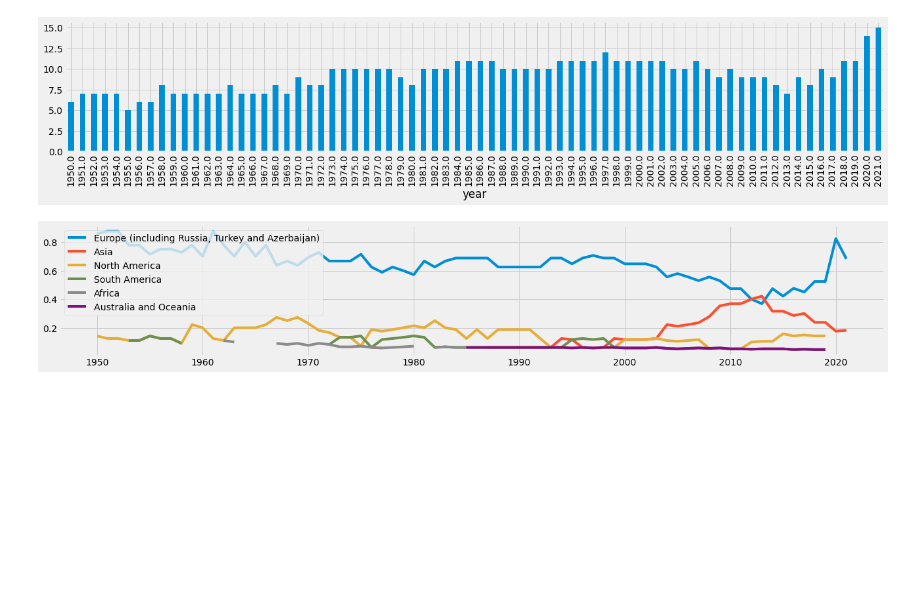
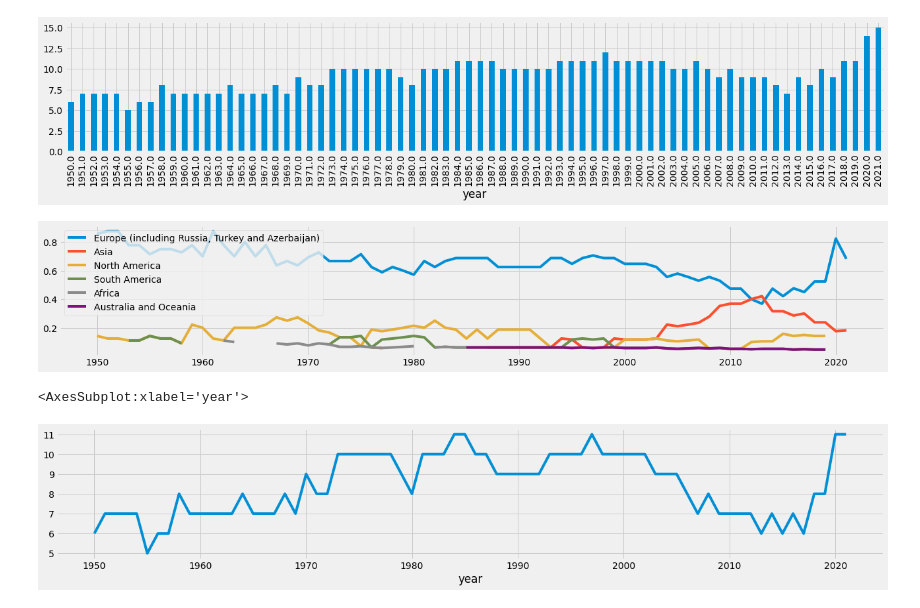
Before and after one commit to michalkasparek/f1-stats, a Jupyter notebook: Diversity.ipynb, the cells around one changed output. Saved outputs shown, nothing was run; the diff lists cells and outputs as text; code cells hidden in the pictures; blank space fills up the shorter version.

```diff
--- a/Diversity.ipynb
+++ b/Diversity.ipynb
@@ -16,6 +16,7 @@ import numpy as np
 
 unknownResult = ["nan0n", "NaN", "NA", "inf"]
 crashes = ["Accident", "Collision", "Fatal accident", "Collision damage", "Spun off"]
+dnqs = ["Did not qualify", "Did not prequalify", "107% Rule"]
 
 Europe = ["Austria", "Austrian", "Azerbaijan", "Belgian", "Belgium", "British", "Czech", "Danish", "Dutch", "East German", "Finnish", "France", "French", "German", "Germany", "Hungarian", "Hungary", "Irish", "Italian", "Italy", "Liechtensteiner", "Monaco", "Monegasque", "Netherlands", "Polish", "Portugal", "Portuguese", "Russia", "Russian", "Spanish", "Spain", "Sweden", "Swedish", "Swiss", "Switzerland", "Turkey", "UK"]
 NAmerica = ["American", "Canada", "Canadian", "Mexican", "Mexico", "USA"]
@@ -24,10 +25,11 @@ Asia = ["Bahrain", "Chinese", "China", "Hong Kong", "India", "Indian", "Indonesi
 Africa = ["Morocco", "Rhodesian", "South Africa", "South African"]
 Oceania = ["Australia", "Australian", "New Zealander"]
 multiple = ["American-Italian", "Argentine-Italian"]
+westernEurope = ["Austria", "Belgium", "Germany", "France", "Italy", "Monaco", "Netherlands", "Portugal", "Spain", "Sweden", "Switzerland", "UK"]
 
 streetCircuits = ["Melbourne", "Monte-Carlo", "Montreal", "Valencia", "Marina Bay", "Sochi", "Baku", "Jeddah", "Adelaide", "Phoenix", "Detroit", "Dallas", "Nevada", "California", "Oporto", "Lisbon"]
 
-# Now let's load the stats (source: https://www.kaggle.com/datasets/rohanrao/formula-1-world-championship-1950-2020)
+# Now we're gonna load the stats… (source: http://ergast.com/mrd/db/#csv)
 
 drivers = pd.read_csv(os.path.join("data", "drivers.csv"))
 results = pd.read_csv(os.path.join("data", "results.csv"))
@@ -36,7 +38,7 @@ circuits = pd.read_csv(os.path.join("data", "circuits.csv"))
 status = pd.read_csv(os.path.join("data", "status.csv"))
 constructors = pd.read_csv(os.path.join("data", "constructors.csv"))
 
-# Merge all the tables into a single dataframe
+# …merge all the tables into a single dataframe…
 
 results = results.merge(drivers, on="driverId", how="right")
 races = races.merge(circuits, on="circuitId", how="right")
@@ -44,17 +46,16 @@ results = results.merge(races, on="raceId", how="right")
 results = results.merge(status, on="statusId", how="right")
 results = results.merge(constructors, on="constructorId", how="right")
 
-# Make the columns more useful
+# …make the columns more useful…
 
 results["fullname"] = results["forename"] + " " + results["surname"]
-results["date"] = results["date"].str.slice(0,6) + results["year"].astype(str).str.slice(0,4)
-results["date"] = pd.to_datetime(results["date"], format="%d/%m/%Y")
+results["date"] = pd.to_datetime(results["date"], format="%Y-%m-%d")
 results["year"] = results["year"].apply(pd.to_numeric, errors = "coerce").astype(np.int64, errors="ignore")
 results["round"] = results["round"].apply(pd.to_numeric, errors = "coerce").astype(np.int64, errors="ignore")
 results["position"] = results["position"].apply(pd.to_numeric, errors = "coerce").astype(np.int64, errors="ignore")
 results["fastestLapSpeed"] = results["fastestLapSpeed"].apply(pd.to_numeric, errors = "coerce").astype(np.int64, errors="ignore")
 
-# Make some new columns
+# …and create some new columns.
 
 results["year_round"] = results["year"].astype(str).str.slice(0,4) + results["round"].astype(str).str.slice(0,-2).str.zfill(2)
 results = results[~results.year_round.isin(unknownResult)]
@@ -73,7 +74,7 @@ results.loc[results.location.isin(streetCircuits),"street"]=True
 entries = pd.Series(results.groupby(["driverId"]).size(), name="entries")
 results = results.merge(entries, on = ["driverId"], how = "right")
 
-# Split the main dataframe for wins, podiums and top 6 finishes only
+# Now split the main dataframe for wins, podiums and top 6 finishes only
 
 wins = results[results["position"] == 1]
 podiums = results[results["position"] < 4]
@@ -81,7 +82,7 @@ top6 = results[results["position"] < 7]
 
 # Finally let's give the plots some swag
 
-plt.style.use('_mpl-gallery')
+plt.style.use("_mpl-gallery")
 plt.rcParams["figure.figsize"] = (20,3)
 # %% [output]
 A value is trying to be set on a copy of a slice from a DataFrame.
@@ -94,7 +105,7 @@ pd.set_option('display.max_rows', results.shape[0]+1)
 
 pd.set_option('display.max_columns', results.shape[0]+1)
 # %%
-results = results[results["year"] < 2022]
+results = results[results.year < 2022]
 # %% [markdown]
 ## Individual drivers achieving a win, podium or top 6 finish in a given season
 # %%
@@ -262,3 +363,12 @@ plt.legend()
 plt.show()
 # %% [output]
 [figure]
+# %%
+westernEurope = ["Austria", "Belgium", "Germany", "France", "Italy", "Monaco", "Netherlands", "Portugal", "Spain", "Sweden", "Switzerland", "UK"]
+results["westernEurope"] = False
+results.loc[results.country.isin(westernEurope),"westernEurope"] = True
+# %%
+results[results["westernEurope"] == True].groupby("year")["year_round"].nunique().plot()
+# %% [output]
+<AxesSubplot:xlabel='year'>
+[figure, added]
```
Also changed, not shown: parts of 10 cells of this notebook, 5 other files.
